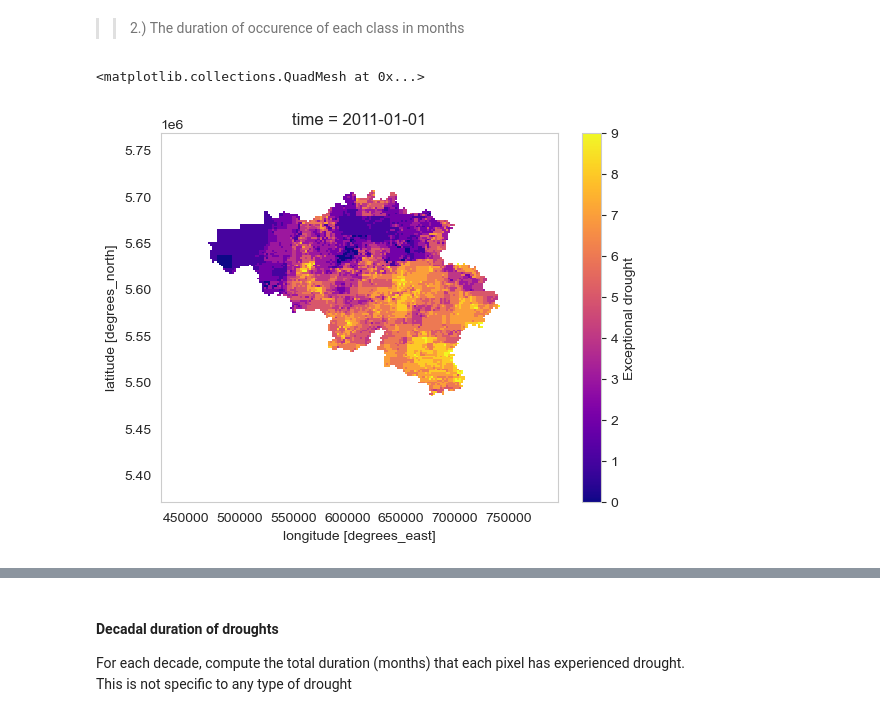
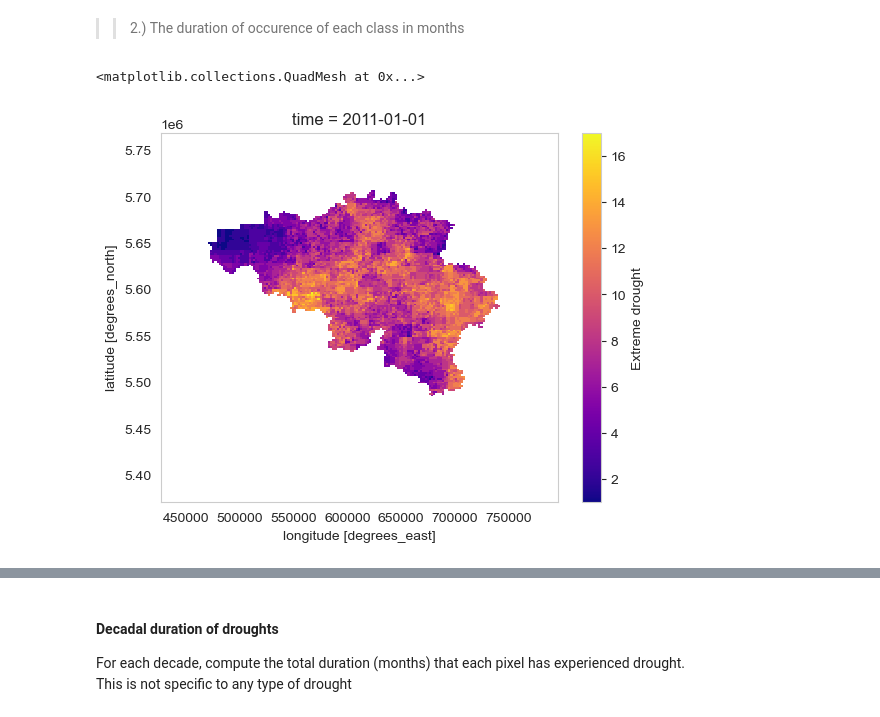
Before and after one commit to klekarkar/mHM_IO_dataprocessing, a Jupyter notebook: SMI_journal_plotting.ipynb, the cells around one changed output, grey strips where cells are left out. Cells and saved outputs as stored; diff of their text form; code cells hidden in the pictures.

```diff
--- a/SMI_journal_plotting.ipynb
+++ b/SMI_journal_plotting.ipynb
@@ -216,8 +216,8 @@ drought_classes = {
 
 decade_drought_durs = mdf.decadal_duration_category(smi_EOBS_domain, decades, drought_classes)
 # %%
-decade_drought_durs['2011-2020']['Exceptional drought'].plot(cmap='plasma')
+decade_drought_durs['2011-2020']['Extreme drought'].plot(cmap='plasma')
 # %% [output]
 <matplotlib.collections.QuadMesh at 0x...>
-[figure, old version]
+[figure, new version]
 # %%
```
Also changed, not shown: parts of 17 cells of this notebook.
